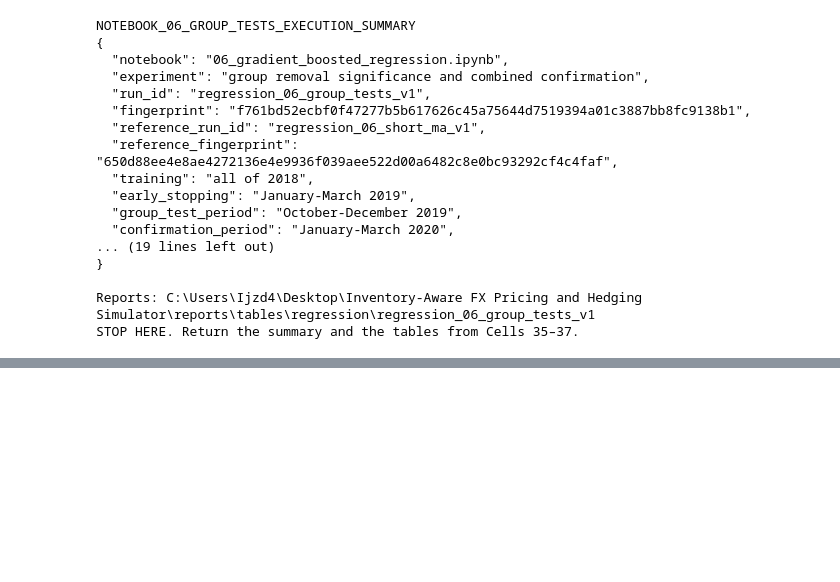
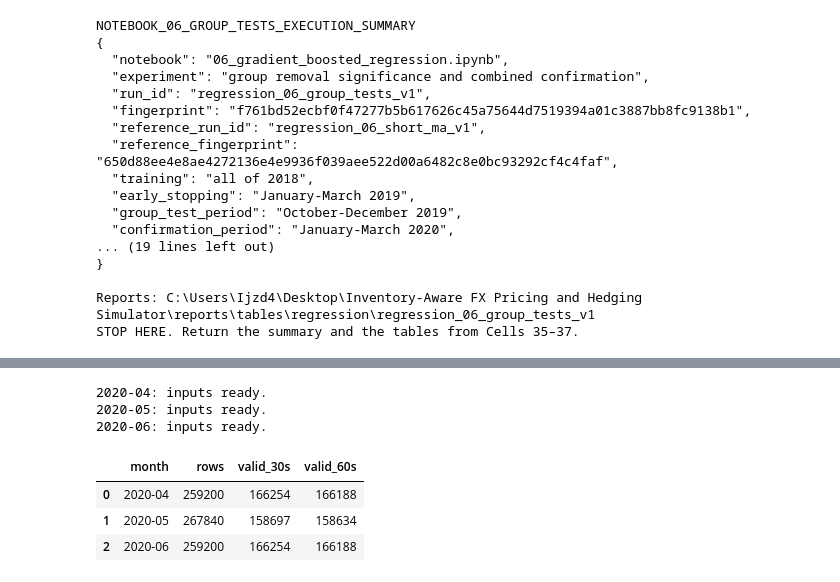
Before and after one commit to fendir1/fx-pricing-hedging-simulator, a Jupyter notebook: notebooks/06_gradient_boosted_regression.ipynb, the cells around one changed output, grey strips where cells are left out. Drawn from its saved outputs; the diff is of its cells as text; code cells hidden in the pictures; blank space fills up the shorter version.

```diff
--- a/notebooks/06_gradient_boosted_regression.ipynb
+++ b/notebooks/06_gradient_boosted_regression.ipynb
@@ -5943,0 +7238,15 @@ STOP HERE. Return the summary and the tables from Cells 35–37.
+# %%
+# EXPENSIVE: build three monthly comparison files.
+# Stored comparison columns also support the frozen reference.
+# Only the three named columns enter the candidate models.
+display(
+    ssv.build(SS_CTX)
+)
+# %% [output]
+2020-04: inputs ready.
+2020-05: inputs ready.
+2020-06: inputs ready.
+|  | month | rows | valid_30s | valid_60s |
+| 0 | 2020-04 | 259200 | 166254 | 166188 |
+| 1 | 2020-05 | 267840 | 158697 | 158634 |
+| 2 | 2020-06 | 259200 | 166254 | 166188 |
```
Also changed, not shown: parts of 9 cells of this notebook, 4 other files.
